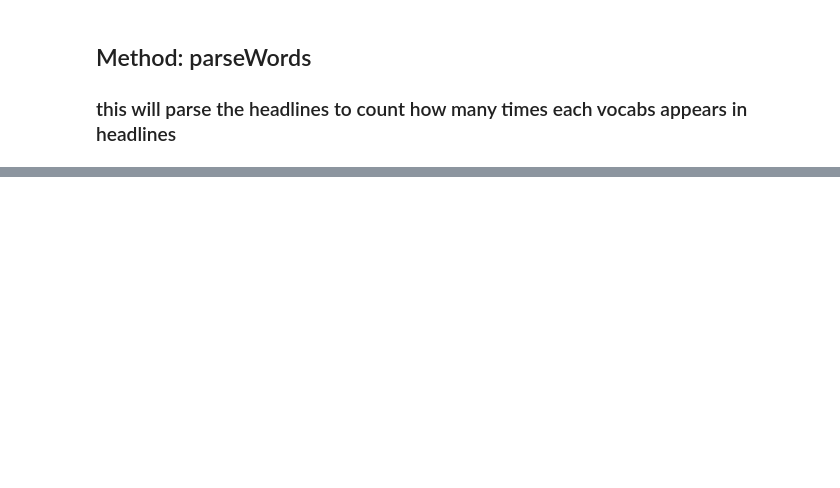
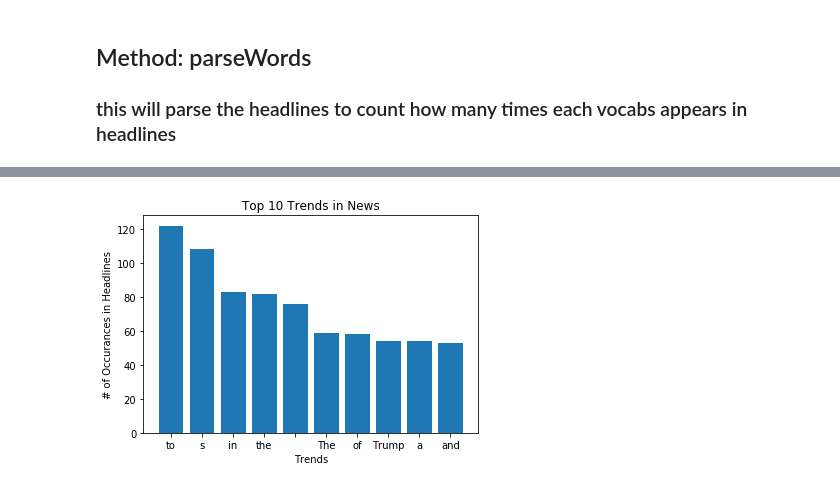
Before and after one commit to ykim879/whats.todays.trend, a Jupyter notebook: news_analyzer.ipynb, the cells around one changed output, grey strips where cells are left out. Cells and saved outputs as stored; diff of their text form; code cells hidden in the pictures; blank space fills up the shorter version.

```diff
--- a/news_analyzer.ipynb
+++ b/news_analyzer.ipynb
@@ -95,0 +80,11 @@ print(parseVocab)
+# %%
+import matplotlib.pyplot as plt
+top10Words = sorted(parseVocab, key = lambda x: parseVocab[x], reverse = True)[:10]
+top10Occur = [parseVocab[x] for x in top10Words]
+plt.bar(top10Words, top10Occur)
+plt.title('Top 10 Trends in News')
+plt.ylabel('# of Occurances in Headlines')
+plt.xlabel('Trends')
+plt.show()
+# %% [output]
+[figure, added]
```
Also changed, not shown: parts of 3 cells of this notebook.
